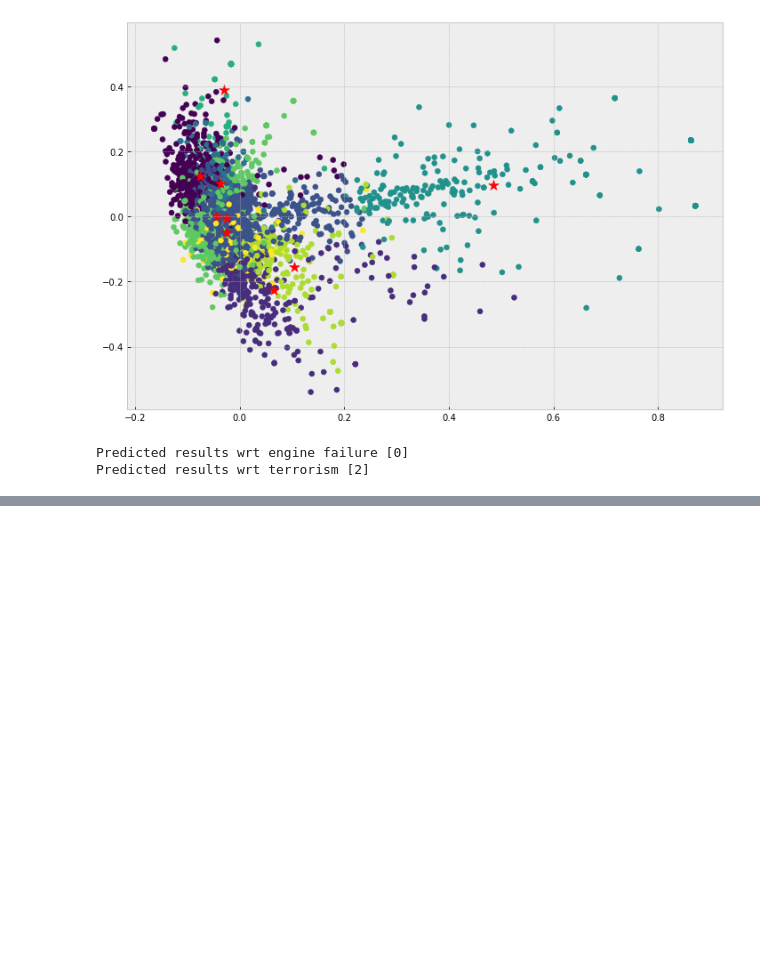
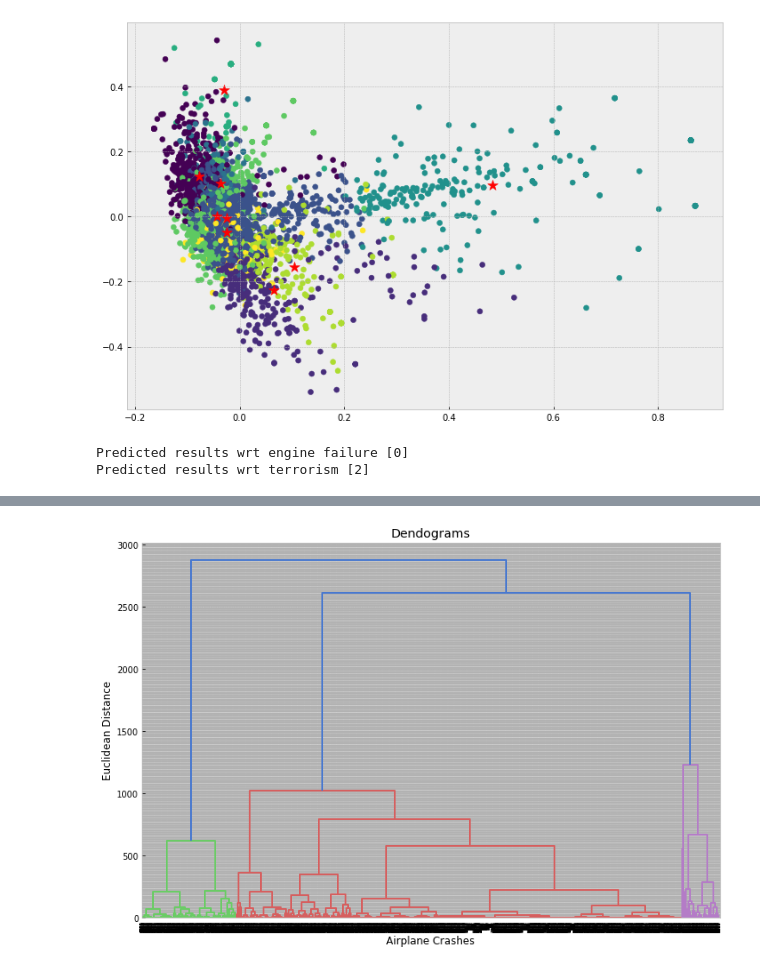
Before and after one commit to sandeepreddyb253/CMPE255-AirplaneCrash, a Jupyter notebook: AirportCrashProject.ipynb, the cells around one changed output, grey strips where cells are left out. Cells and saved outputs as stored; diff of their text form; code cells hidden in the pictures; blank space fills up the shorter version.

Commit message:
hierarchical clustering

```diff
--- a/AirportCrashProject.ipynb
+++ b/AirportCrashProject.ipynb
@@ -899,3 +900,13 @@ print("Predicted results wrt terrorism",terrorism_prediction)
 # %% [output]
 Predicted results wrt engine failure [0]
 Predicted results wrt terrorism [2]
+# %%
+# coverting the NaN values to 0
+train['Aboard'] = train['Aboard'].replace(np.nan,0)
+train['Fatalities'] = train['Fatalities'].replace(np.nan,0)
+train['Survival Rate'] = train['Survival Rate'].replace(np.nan,0)
+# %%
+# converting the floating point values to finite values to support hierarchical clustering
+train["Aboard"] = [int(i) for i in train["Aboard"]]
+train["Fatalities"] = [int(i) for i in train["Fatalities"]]
+train["Survival Rate"] = [int(i) for i in train["Survival Rate"]]
@@ -901,0 +924,3 @@ Predicted results wrt terrorism [2]
+# %%
+# Extracting the values Aboard and the survival rate to perform hierarchical clustering
+data_hierarchy = train.iloc[:, [10,13]].values
@@ -901,0 +937,11 @@ Predicted results wrt terrorism [2]
+# %%
+import scipy.cluster.hierarchy as clusterhierarchy
+# linkage is the algorithm we apply for the hierarchical clustering, data_hierarchy is our dataset
+# Dendrogram is used to find the optimal k or number of clusters which is denoted by number of vertical lines, which are 3
+plt.figure(figsize=(12, 8))
+plt.title("Dendograms")
+plt.xlabel('Airplane Crashes')
+plt.ylabel('Euclidean Distance')
+dend = clusterhierarchy.dendrogram(clusterhierarchy.linkage(data_hierarchy, method='ward'))
+# %% [output]
+[figure, added]
```
Also changed, not shown: parts of 12 cells of this notebook.
